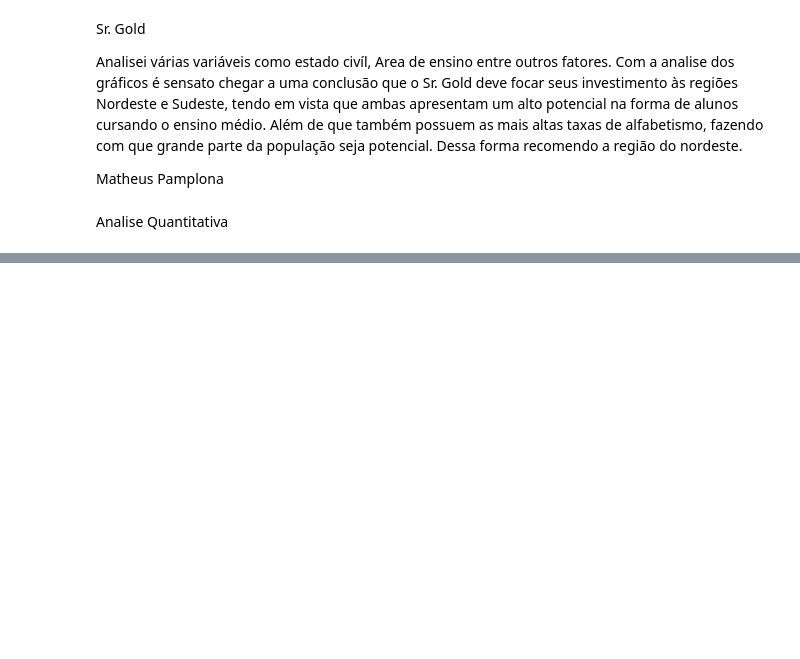
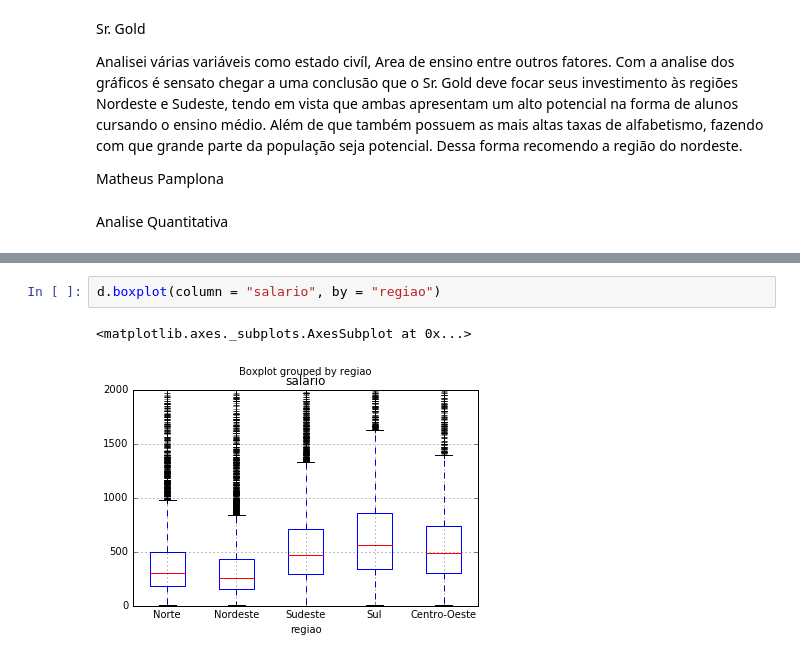
Before and after one commit to pamplonamatheus/CD, a Jupyter notebook: aula02/Aula02 Atividade Variáveis Qualitativas com PNAD SEGUNDO CHECK.ipynb, the cells around one changed output, grey strips where cells are left out. Cells and saved outputs as stored; diff of their text form; blank space fills up the shorter version.

```diff
--- a/aula02/Aula02 Atividade Variáveis Qualitativas com PNAD SEGUNDO CHECK.ipynb
+++ b/aula02/Aula02 Atividade Variáveis Qualitativas com PNAD SEGUNDO CHECK.ipynb
@@ -381 +385,6 @@ plot =d.salario.plot.hist(bins=faixa2,color=('m'))
+# %%
+d.boxplot(column = "salario", by = "regiao")
+# %% [output]
+<matplotlib.axes._subplots.AxesSubplot at 0x...>
+[figure, added]
 # %%
```
Also changed, not shown: parts of 10 cells of this notebook.
